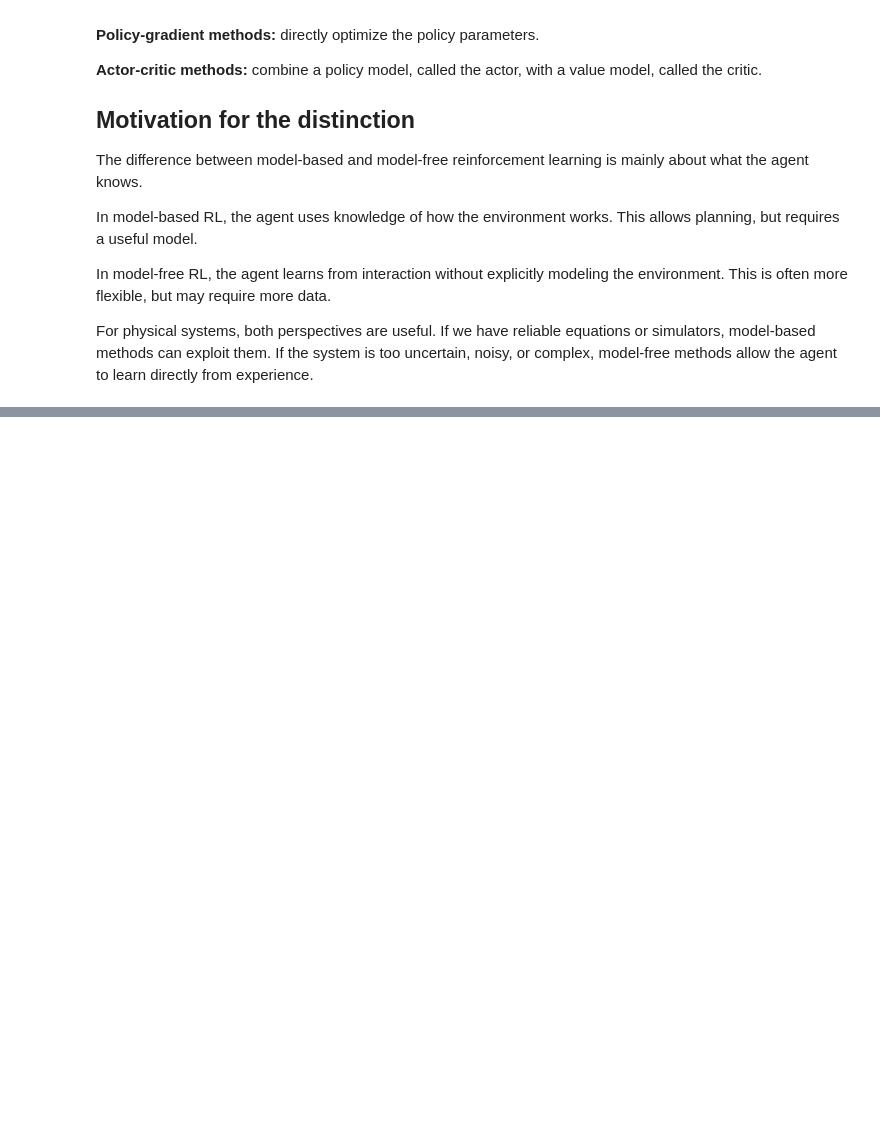
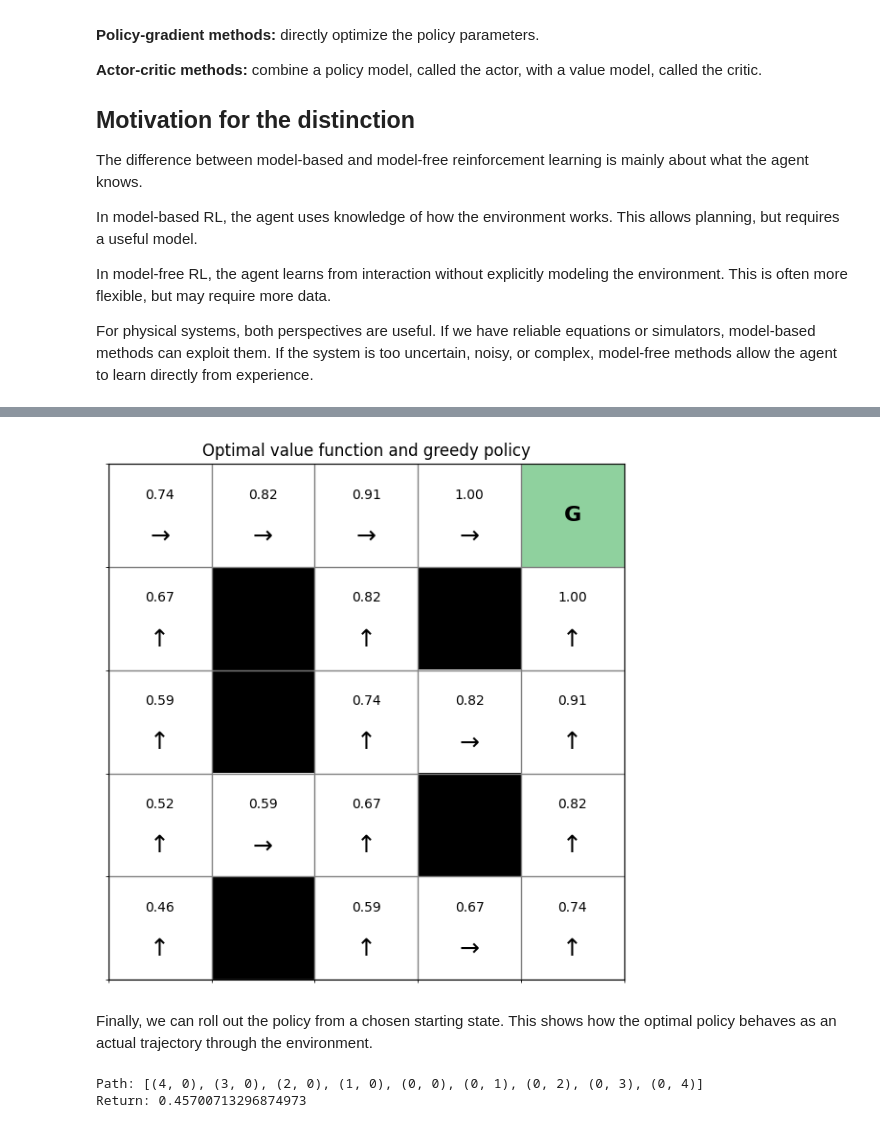
Before and after one commit to JVestly/Agentic_course_material, a Jupyter notebook: Notebooks/week2.ipynb, the cells around one changed output, grey strips where cells are left out. Cells and saved outputs as stored; diff of their text form; code cells hidden in the pictures; blank space fills up the shorter version.

```diff
--- a/Notebooks/week2.ipynb
+++ b/Notebooks/week2.ipynb
@@ -257,0 +471,74 @@ For physical systems, both perspectives are useful. If we have reliable equation
+# %%
+display_grid = np.zeros_like(grid, dtype=float)
+display_grid[grid == -1] = -1
+display_grid[goal_state] = 1
+
+cmap = ListedColormap(["black", "white", "#8fd19e"])
+
+fig, ax = plt.subplots(figsize=(7, 7))
+ax.imshow(display_grid + 1, cmap=cmap, vmin=0, vmax=2)
+
+for row in range(n_rows):
+    for col in range(n_cols):
+        state = (row, col)
+
+        if grid[state] == -1:
+            continue
+
+        if state == goal_state:
+            ax.text(col, row, "G", ha="center", va="center", fontsize=16, weight="bold")
+            continue
+
+        ax.text(col, row - 0.2, f"{V[state]:.2f}", ha="center", va="center", fontsize=10)
+
+        action = policy[state]
+        arrow = {
+            "up": "↑",
+            "down": "↓",
+            "left": "←",
+            "right": "→"
+        }[action]
+
+        ax.text(col, row + 0.2, arrow, ha="center", va="center", fontsize=18)
+
+ax.set_xticks(np.arange(-0.5, n_cols, 1), minor=True)
+ax.set_yticks(np.arange(-0.5, n_rows, 1), minor=True)
+ax.grid(which="minor", color="gray", linewidth=1)
+ax.set_xticks([])
+ax.set_yticks([])
+ax.set_title("Optimal value function and greedy policy")
+plt.show()
+# %% [output]
+[figure, added]
+# %% [markdown]
+Finally, we can roll out the policy from a chosen starting state. This shows how the optimal policy behaves as an actual trajectory through the environment.
+# %%
+def rollout(start_state, policy, max_steps=30):
+    state = start_state
+    path = [state]
+    rewards = []
+
+    for t in range(max_steps):
+        action = policy[state]
+
+        if action in ["goal", "wall"]:
+            break
+
+        next_state, reward, done = step(state, action)
+        path.append(next_state)
+        rewards.append(reward)
+        state = next_state
+
+        if done:
+            break
+
+    return path, rewards
+
+start_state = (4, 0)
+path, rewards = rollout(start_state, policy)
+
+print("Path:", path)
+print("Return:", sum(gamma**t * r for t, r in enumerate(rewards)))
+# %% [output]
+Path: [(4, 0), (3, 0), (2, 0), (1, 0), (0, 0), (0, 1), (0, 2), (0, 3), (0, 4)]
+Return: 0.45700713296874973
```
Also changed, not shown: parts of 20 cells of this notebook.
